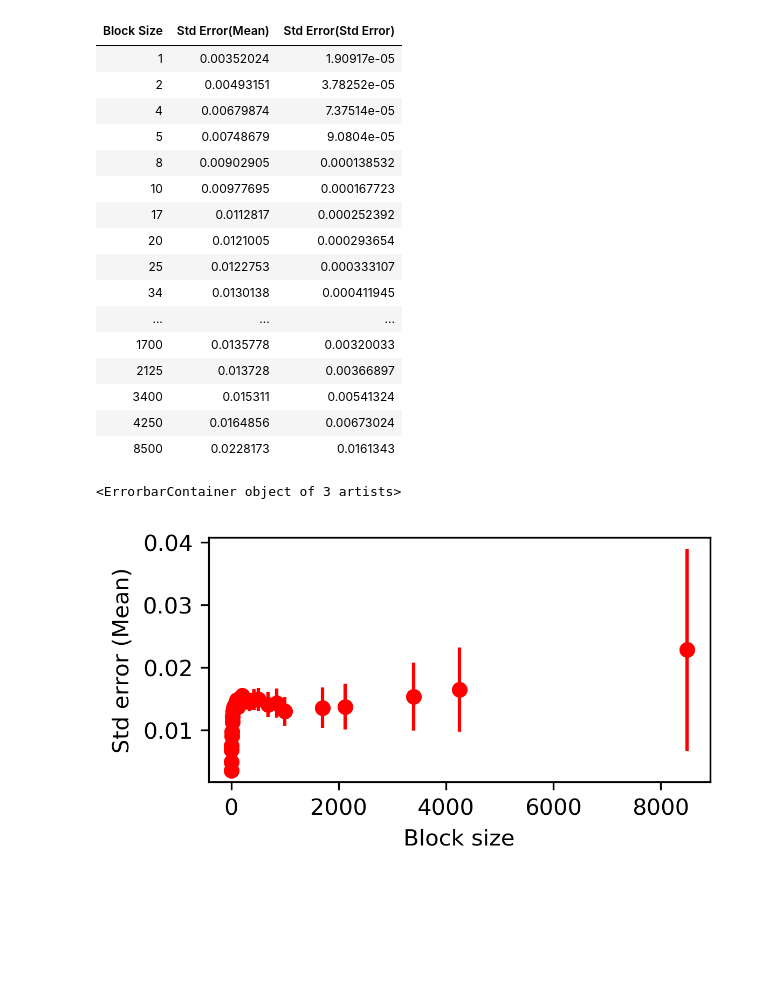
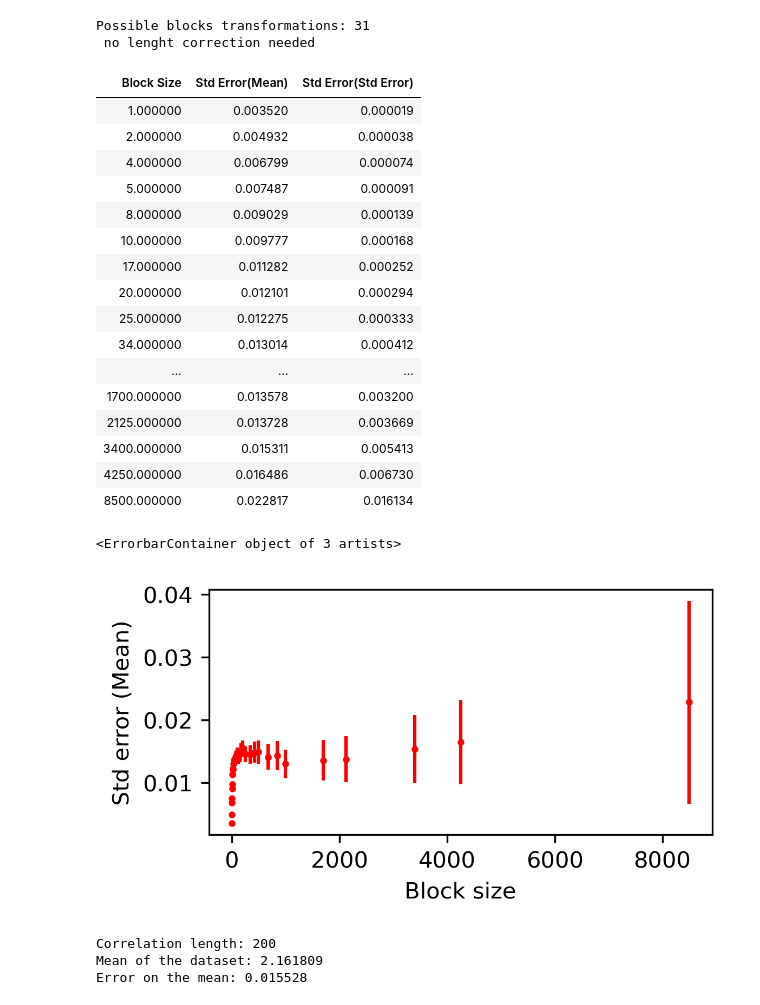
Before and after one commit to fpesceKU/BLOCKING, a Jupyter notebook: MonoCV/example.ipynb, the cells around one changed output. Saved outputs shown, nothing was run; the diff lists cells and outputs as text; code cells hidden in the pictures; blank space fills up the shorter version.

```diff
--- a/MonoCV/example.ipynb
+++ b/MonoCV/example.ipynb
@@ -8,5 +8,17 @@ import matplotlib.pyplot as plt
 dataset = np.loadtxt('test_cv.dat')
+# %%
+# First of all we need to check the length of our dataset and how many block
+# transformations we may get by blocking it.
+dataset = block.check(dataset, multi=1) # With multi you can indicate how many replicas your dataset is made of.
+# %% [output]
+Possible blocks transformations: 31
+ no lenght correction needed
 # %%
+# It is possible to get a good number of block transformations from this dataset,
+# so the check function will return the same starting dataset. Otherwise it would
+# cut few point at the bottom of the dataset so that it is possible to have more block
+# transformations.
+#
 # The blocking function returns a 3 columns array
 blocks_stat = block.blocking(dataset)
 
@@ -14,29 +26,44 @@ blocks_stat = block.blocking(dataset)
 pd.DataFrame(blocks_stat, columns=['Block Size', 'Std Error(Mean)', 'Std Error(Std Error)']).style.hide_index()
 # %% [output]
 | Block Size | Std Error(Mean) | Std Error(Std Error) |
-| 1 | 0.00352024 | 1.90917e-05 |
-| 2 | 0.00493151 | 3.78252e-05 |
-| 4 | 0.00679874 | 7.37514e-05 |
-| 5 | 0.00748679 | 9.0804e-05 |
-| 8 | 0.00902905 | 0.000138532 |
-| 10 | 0.00977695 | 0.000167723 |
-| 17 | 0.0112817 | 0.000252392 |
-| 20 | 0.0121005 | 0.000293654 |
-| 25 | 0.0122753 | 0.000333107 |
-| 34 | 0.0130138 | 0.000411945 |
+| 1.000000 | 0.003520 | 0.000019 |
+| 2.000000 | 0.004932 | 0.000038 |
+| 4.000000 | 0.006799 | 0.000074 |
+| 5.000000 | 0.007487 | 0.000091 |
+| 8.000000 | 0.009029 | 0.000139 |
+| 10.000000 | 0.009777 | 0.000168 |
+| 17.000000 | 0.011282 | 0.000252 |
+| 20.000000 | 0.012101 | 0.000294 |
+| 25.000000 | 0.012275 | 0.000333 |
+| 34.000000 | 0.013014 | 0.000412 |
 | ... | ... | ... |
-| 1700 | 0.0135778 | 0.00320033 |
-| 2125 | 0.013728 | 0.00366897 |
-| 3400 | 0.015311 | 0.00541324 |
-| 4250 | 0.0164856 | 0.00673024 |
-| 8500 | 0.0228173 | 0.0161343 |
+| 1700.000000 | 0.013578 | 0.003200 |
+| 2125.000000 | 0.013728 | 0.003669 |
+| 3400.000000 | 0.015311 | 0.005413 |
+| 4250.000000 | 0.016486 | 0.006730 |
+| 8500.000000 | 0.022817 | 0.016134 |
 # %%
 # Plotting the blocking result
 plt.fig = plt.figure(figsize=(4, 2), dpi=300)
 plt.xlabel('Block size')
 plt.ylabel('Std error (Mean)')
-plt.errorbar(blocks_stat[...,0],blocks_stat[...,1],blocks_stat[...,2],fmt='ro',)
+plt.errorbar(blocks_stat[...,0],blocks_stat[...,1],blocks_stat[...,2],fmt='ro',ms=2)
 # %% [output]
 <ErrorbarContainer object of 3 artists>
-[figure, old version]
+[figure, new version]
+# %%
+# The function optimal_block estimate the block size for which data become uncorrelated
+# and the corresponding error at the fixed point, the one you should use as uncertainty
+# on your average
+#
+# Currently 2 methods are implemented. Look at the README.md for more details.
+# I'll show you both.
+corr_len1, err1 = block.optimal_block(len(dataset),blocks_stat,method="b3")
+print("Correlation length: %i" %(corr_len1))
+print("Mean of the dataset: %f" %(dataset.mean()))
+print("Error on the mean: %f\n" %(err1))
+# %% [output]
+Correlation length: 200
+Mean of the dataset: 2.161809
+Error on the mean: 0.015528
 # %%
```
Also changed, not shown: parts of 3 cells of this notebook, 1 other file.
